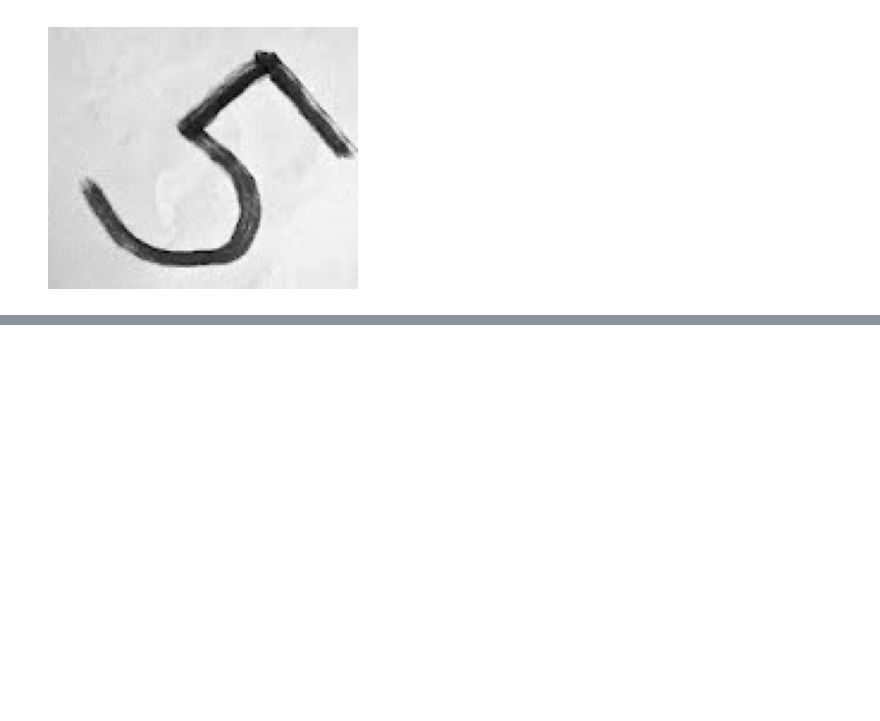
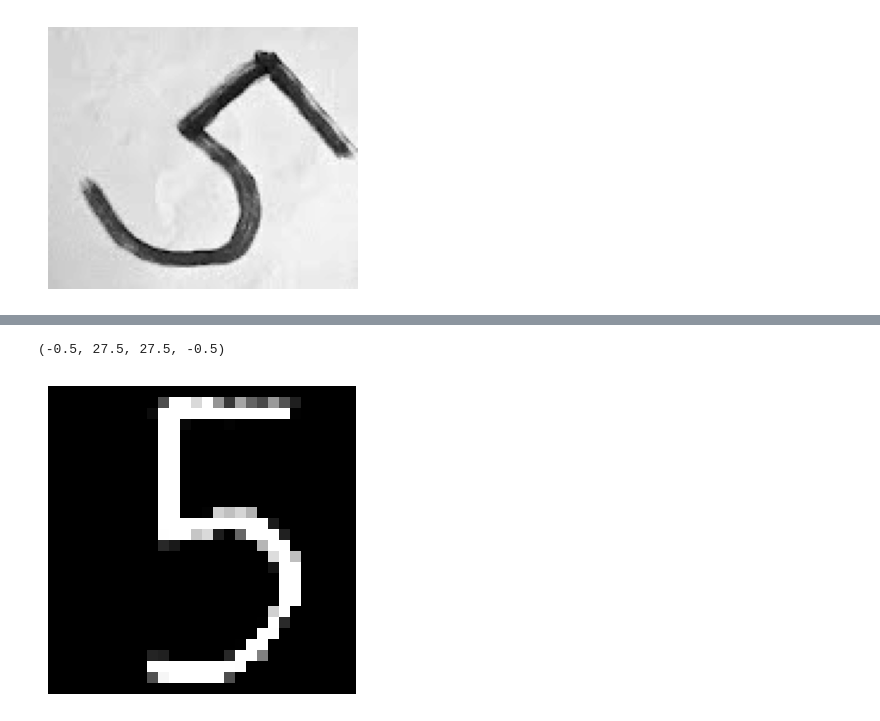
Before and after one commit to vc-2026-i/clasificacion-mnist-instructor, a Jupyter notebook: notebook.ipynb, the cells around one changed output, grey strips where cells are left out. Cells and saved outputs as stored; diff of their text form; code cells hidden in the pictures; blank space fills up the shorter version.

```diff
--- a/notebook.ipynb
+++ b/notebook.ipynb
@@ -192,0 +246,8 @@ plt.axis('off')
+# %%
+img_rot = cv2.resize(img_rot, (28, 28), interpolation=cv2.INTER_CUBIC)
+plt.figure(figsize=(4, 4))
+plt.imshow(img_rot, cmap='gray')
+plt.axis('off')
+# %% [output]
+(-0.5, 27.5, 27.5, -0.5)
+[figure, added]
```
Also changed, not shown: parts of 11 cells of this notebook.
